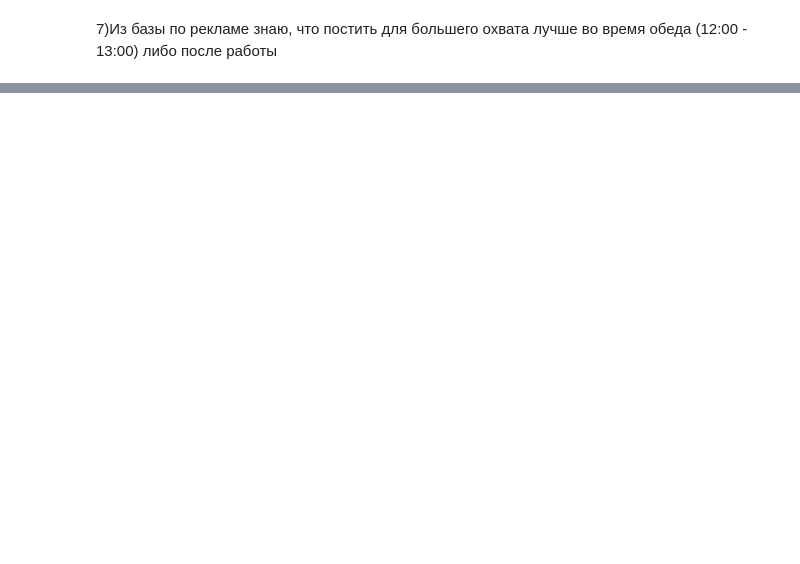
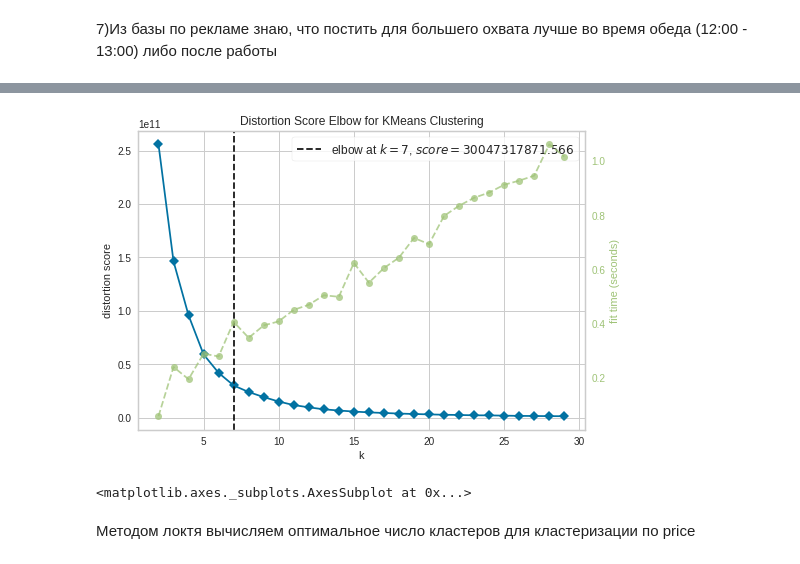
Before and after one commit to Triwka/ml_homework, a Jupyter notebook: kaggle_comp.ipynb, the cells around one changed output, grey strips where cells are left out. Drawn from its saved outputs; the diff is of its cells as text; code cells hidden in the pictures; blank space fills up the shorter version.

```diff
--- a/kaggle_comp.ipynb
+++ b/kaggle_comp.ipynb
@@ -105,7 +129,7 @@ interest_level        0
 dtype: int64
 # %%
 train.description = train.description.fillna('empty')
-train = train.dropna()
+train = train.dropna().reset_index(drop=True)
 # %% [markdown]
 ## 1.Добавление новых фичей
 # %% [markdown]
@@ -203,6 +225,6 @@ train['fee_inf'] = train.description.apply(lambda x: 1 if 'fee' in del_puncdigit
 # %% [markdown]
 6)ГИПОТЕЗА: популярность объявления зависит от менеджера
 # %%
-c00l_managers = train[train.interest_level == 'high'].manager_id.to_list() #создаем список "крутых менеджеров", у которых "горячие" объявления, чтобы проверять наличие конкретного в этом списке
+c00l_managers = train[train.interest_level == 2].manager_id.to_list() #создаем список "крутых менеджеров", у которых "горячие" объявления, чтобы проверять наличие конкретного в этом списке
 # %%
 train['cool_manager'] = train.manager_id.apply(lambda x: 1 if x in c00l_managers else 0)
@@ -394,0 +238,3 @@ rf.fit(train[features], train[target])
+# %%
+pivot_price = pd.pivot_table(train, index = ['listing_id'],  values = 'price')
+pivot_price
@@ -394,0 +256,12 @@ rf.fit(train[features], train[target])
+# %%
+from yellowbrick.cluster import KElbowVisualizer
+model = KMeans()
+# k is range of number of clusters.
+visualizer = KElbowVisualizer(model, k=(2,30), timings= True)
+visualizer.fit(pivot_price)
+visualizer.show()
+# %% [output]
+[figure, added]
+<matplotlib.axes._subplots.AxesSubplot at 0x...>
+# %% [markdown]
+Методом локтя вычисляем оптимальное число кластеров для кластеризации по price
```
Also changed, not shown: parts of 72 cells of this notebook.
